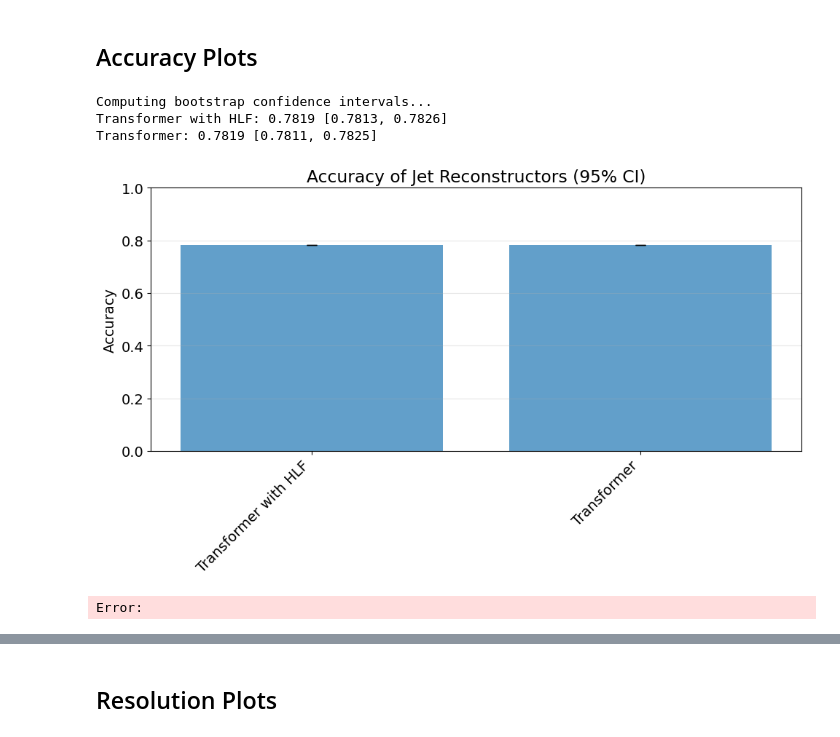
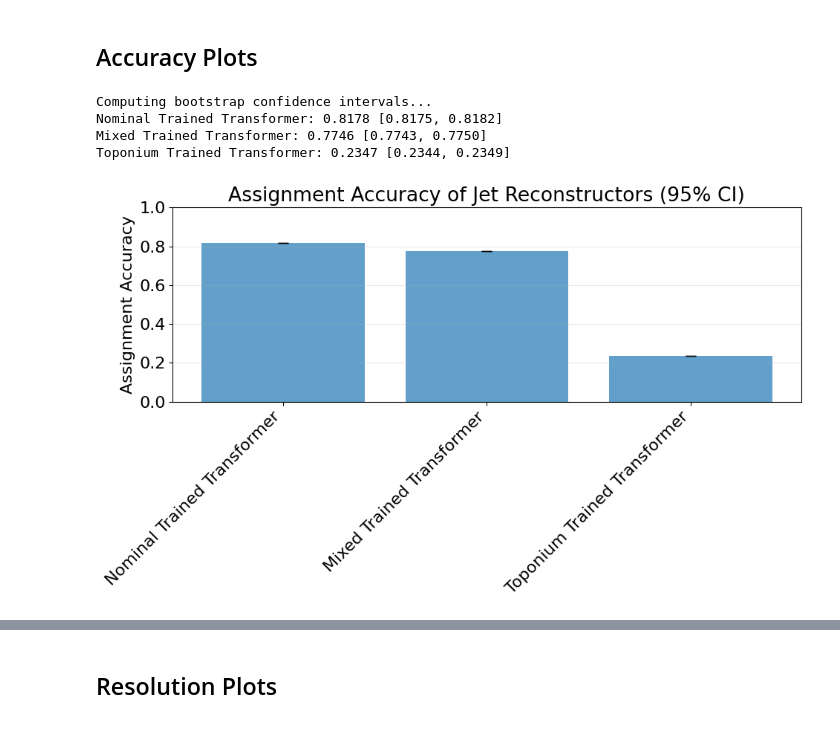
Before and after one commit to simi216/mva-trainer, a Jupyter notebook: notebooks/CompareModelPerformance.ipynb, the cells around one changed output, grey strips where cells are left out. Saved outputs shown, nothing was run; the diff lists cells and outputs as text; code cells hidden in the pictures.

```diff
--- a/notebooks/CompareModelPerformance.ipynb
+++ b/notebooks/CompareModelPerformance.ipynb
@@ -14,14 +14,14 @@ import matplotlib.pyplot as plt
 import yaml
 
 MAX_JETS = 6
-PLOTS_DIR = f"plots/compare_model_performance/"
-CONFIG_PATH = "../config/workspace_config.yaml"
+PLOTS_DIR = f"plots/compare_mixed_model/"
+CONFIG_PATH = "../config/workspace_config_HLF.yaml"
 
 import os
 
 if not os.path.exists(PLOTS_DIR):
     os.makedirs(PLOTS_DIR)
-plt.rcParams.update({"font.size": 14})
+plt.rcParams.update({"font.size": 16})
 
 load_config = get_load_config_from_yaml(CONFIG_PATH)
 
@@ -29,6 +29,6 @@ DataProcessor = DataPreprocessor(load_config)
 with open(CONFIG_PATH, "r") as f:
     data_config = yaml.safe_load(f)
 
-data_config = DataProcessor.load_from_npz(data_config["data_path"]["nominal"],max_events=1_000_000)
+data_config = DataProcessor.load_from_npz(data_config["data_path"]["nominal"],max_events=2_000_000)
 X_val, y_val = DataProcessor.get_data()
 # %% [output]
@@ -50,7 +50,7 @@ from core.reconstruction import GroundTruthReconstructor
 reload(Evaluation)
 reload(AssignmentModels)
 
-ToponiumTransformer = AssignmentModels.FeatureConcatTransformer(data_config, name="ToponiumTransformer")
+ToponiumTransformer = AssignmentModels.FeatureConcatTransformer(data_config, name="Toponium Trained Transformer")
 MODEL_DIR = f"models/toponium_transformer_HLF/"
 ToponiumTransformer.load_model(MODEL_DIR + "model.keras")
 
@@ -59,12 +59,12 @@ MODEL_DIR = f"models/assignment_transformer_HLF/"
 #MODEL_DIR = f"../models/FeatureConcatTransformer_d256_l6_h8/"
 HLFTransformer.load_model(MODEL_DIR + "model.keras")
 
-Transformer = AssignmentModels.FeatureConcatTransformer(data_config, name="Transformer")
-MODEL_DIR = f"models/assignment_transformer_HLF/"
-#MODEL_DIR = f"../models/FeatureConcatTransformer_d256_l6_h8/"
+Transformer = AssignmentModels.FeatureConcatTransformer(data_config, name="Nominal Trained Transformer")
+#MODEL_DIR = f"models/assignment_transformer/"
+MODEL_DIR = f"../models/FeatureConcatTransformer_HLF_d256_l4_h8/"
 Transformer.load_model(MODEL_DIR + "model.keras")
 
-MixedTransformer = AssignmentModels.FeatureConcatTransformer(data_config, name="ToponiumInfusedTransformer")
+MixedTransformer = AssignmentModels.FeatureConcatTransformer(data_config, name="Mixed Trained Transformer")
 MODEL_DIR = f"models/mixed_model/"
 MixedTransformer.load_model(MODEL_DIR + "model.keras")
 
@@ -73,7 +73,7 @@ MODEL_DIR = f"models/mixed_cross_attention_model/"
 MixedCrossAttentionTransformer.load_model(MODEL_DIR + "model.keras")
 
 
-CrossAttentionTransformer = AssignmentModels.CrossAttentionModel(data_config, name = "CrossAttentionModel")
+CrossAttentionTransformer = AssignmentModels.CrossAttentionModel(data_config, name = "CrossAttentionTransformer")
 MODEL_DIR = f"../models/CrossAttentionTransformer_d256_l10_h8/"
 CrossAttentionTransformer.load_model(MODEL_DIR + "model.keras")
 # %% [output]
@@ -97,9 +97,10 @@ Training history loaded from ../models/CrossAttentionTransformer_d256_l10_h8/mod
 # %%
 evaluator = Evaluation.ReconstructionEvaluator(
     [
-        HLFTransformer,
+        #HLFTransformer,
         Transformer,
-        #MixedTransformer,
+        MixedTransformer,
+        ToponiumTransformer,
         #MixedCrossAttentionTransformer,
         #CrossAttentionTransformer,
         #GroundTruthReconstructor(data_config, name=r"Perfect Assignment", use_nu_flows=True),
@@ -121,12 +196,12 @@ I0000 00:00:1764599887.899383 3440175 device_compiler.h:188] Compiled cluster us
 # %% [markdown]
 ## Accuracy Plots
 # %%
-fig, ax = evaluator.plot_all_accuracies()
+fig, ax = evaluator.plot_all_accuracies(n_bootstrap=10)
 fig.savefig(PLOTS_DIR + "all_accuracies.pdf")
 # %% [output]
 Computing bootstrap confidence intervals...
-Transformer with HLF: 0.7819 [0.7813, 0.7826]
-Transformer: 0.7819 [0.7811, 0.7825]
+Nominal Trained Transformer: 0.8178 [0.8175, 0.8182]
+Mixed Trained Transformer: 0.7746 [0.7743, 0.7750]
+Toponium Trained Transformer: 0.2347 [0.2344, 0.2349]
-[figure, old version]
+[figure, new version]
-Error:
 # %%
```
Also changed, not shown: parts of 35 cells of this notebook, 20 other files.
